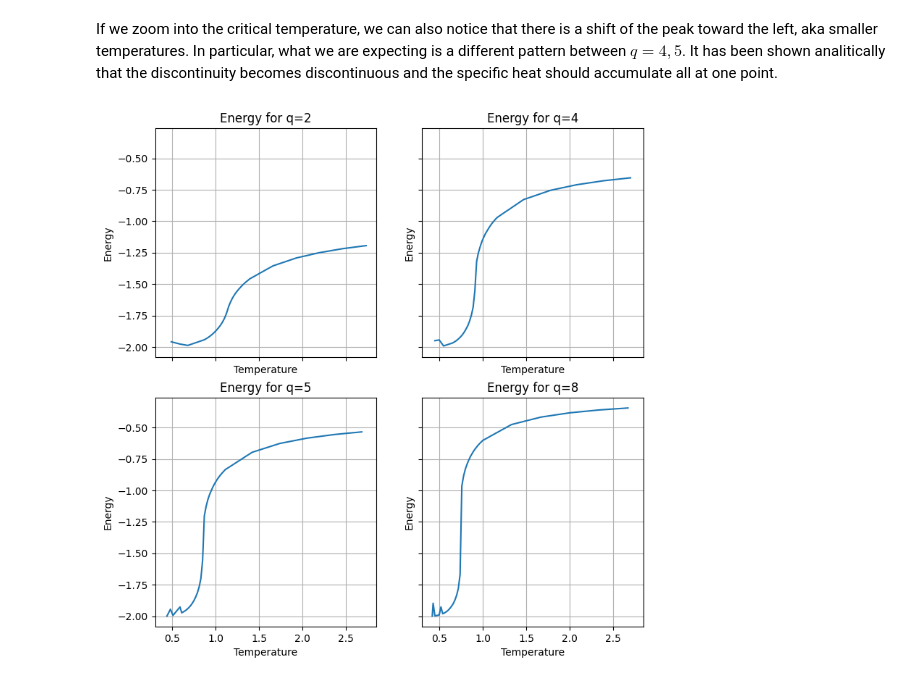
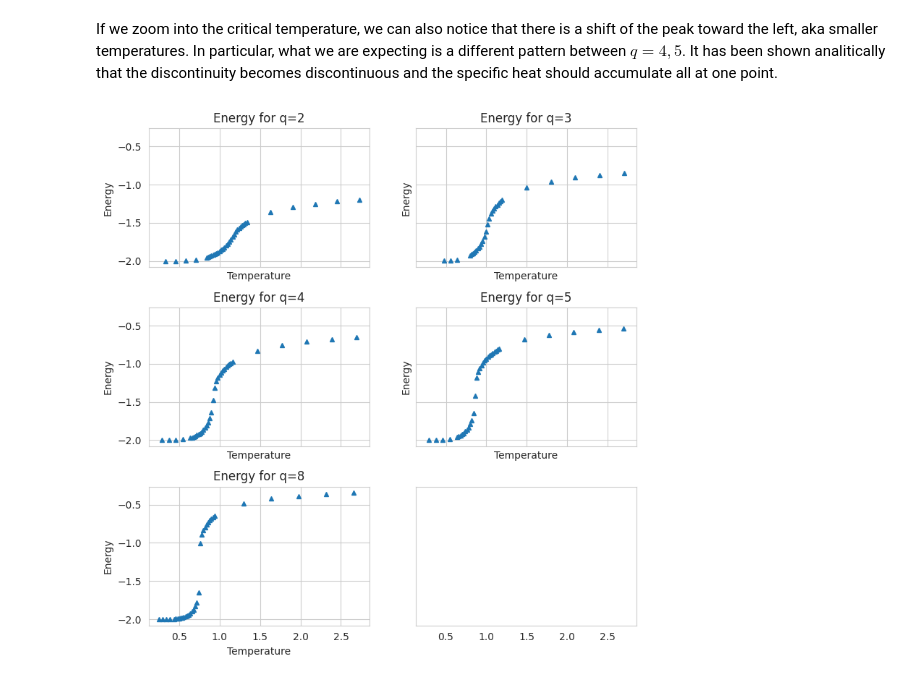
Before and after one commit to DarioFi/Potts-model-phase-transitions, a Jupyter notebook: dario.ipynb, the cells around one changed output. Saved outputs shown, nothing was run; the diff lists cells and outputs as text; code cells hidden in the pictures.

```diff
--- a/dario.ipynb
+++ b/dario.ipynb
@@ -330,7 +330,7 @@ exps: dict[tuple[int, int]: Experiment] = {}
 # %%
 # Loading the data from the json files
 
-qs = [2, 4, 5, 8]
+qs = [2, 3, 4, 5, 8]
 Ls = [10, 20, 30, 50]
 for q in qs:
     for L in Ls:
@@ -377,7 +377,7 @@ As we can observe, the curves are identical both from $q=2$ and $q=8$. Thus we c
 # %%
 # plot the specific heat the same way for all the qs in a grid setting L constant to 50
 L = 20
-fig, ax = plt.subplots(2, 2, figsize=(8, 8), sharey=True, sharex=True)
+fig, ax = plt.subplots(3, 2, figsize=(8, 8), sharey=True, sharex=True)
 fig.tight_layout(pad=3.0)
 for i, q in enumerate(qs):
     ax[i // 2, i % 2].plot(exps[q, L].spec_heat_temps, exps[q, L].spec_heat, label=f"L={L}")
@@ -386,7 +386,7 @@ for i, q in enumerate(qs):
     ax[i // 2, i % 2].set_xlabel("Temperature")
     ax[i // 2, i % 2].set_ylabel("Specific Heat")
     ax[i // 2, i % 2].set_title(f"Specific Heat for q={q}")
-    ax[i // 2, i % 2].grid()
 
+plt.grid()
 plt.show()
 # %% [output]
@@ -395,8 +395,8 @@ plt.show()
 We can see that the different behavior of the energy is more noticeable in the specific heat. We can also observe some instability at low temperatures at high q. This is due the markov chain getting stuck in a local minima that is not optimal. We could solve it by restarting the simulation or by letting it run enough to un-stuck it, but we deemed both solutions as not worth, as we want to study the behavior around the critical temperature. It is relevant to note that around the critical temperature we let the system run for more time as empirically it seemed that the convergence was slower.
 # %%
 # now do the same for the specific heat but zoom into the 20 centered values of the list
-L = 50
-fig, ax = plt.subplots(2, 2, figsize=(8, 8), sharey=True, sharex=True)
+L = 20
+fig, ax = plt.subplots(3, 2, figsize=(8, 8), sharey=True, sharex=True)
 fig.tight_layout(pad=3.0)
 for i, q in enumerate(qs):
     ax[i // 2, i % 2].plot(exps[q, L].spec_heat_temps[5:-5], exps[q, L].spec_heat[5:-5], label=f"L={L}")
@@ -405,5 +405,6 @@ for i, q in enumerate(qs):
     ax[i // 2, i % 2].set_xlabel("Temperature")
     ax[i // 2, i % 2].set_ylabel("Specific Heat")
     ax[i // 2, i % 2].set_title(f"Specific Heat for q={q}")
-    ax[i // 2, i % 2].grid()
+
+plt.grid()
 # %% [output]
@@ -412,16 +413,16 @@ for i, q in enumerate(qs):
 If we zoom into the critical temperature, we can also notice that there is a shift of the peak toward the left, aka smaller temperatures. In particular, what we are expecting is a different pattern between $q=4,5$. It has been shown analitically that the discontinuity becomes discontinuous and the specific heat should accumulate all at one point.
 # %%
 # plot the energy the same way you did for the specific heat in a grid setting L constant to 50
-L = 50
-fig, ax = plt.subplots(2, 2, figsize=(8, 8), sharey=True, sharex=True)
+L = 20
+fig, ax = plt.subplots(3, 2, figsize=(8, 8), sharey=True, sharex=True)
 fig.tight_layout(pad=3.0)
 for i, q in enumerate(qs):
-    ax[i // 2, i % 2].plot(exps[q, L].temps, np.array(exps[q, L].avg_en) / L ** 2, label=f"L={L}")
+    ax[i // 2, i % 2].plot(exps[q, L].temps, np.array(exps[q, L].avg_en) / L ** 2, label=f"L={L}", marker="^", linestyle="", markersize=4)
 
     # ax[i // 2, i % 2].legend()
     ax[i // 2, i % 2].set_xlabel("Temperature")
     ax[i // 2, i % 2].set_ylabel("Energy")
     ax[i // 2, i % 2].set_title(f"Energy for q={q}")
-    ax[i // 2, i % 2].grid()
+plt.grid()
 # %% [output]
-[figure, old version]
+[figure, new version]
```
Also changed, not shown: parts of 4 cells of this notebook, 2 other files.
